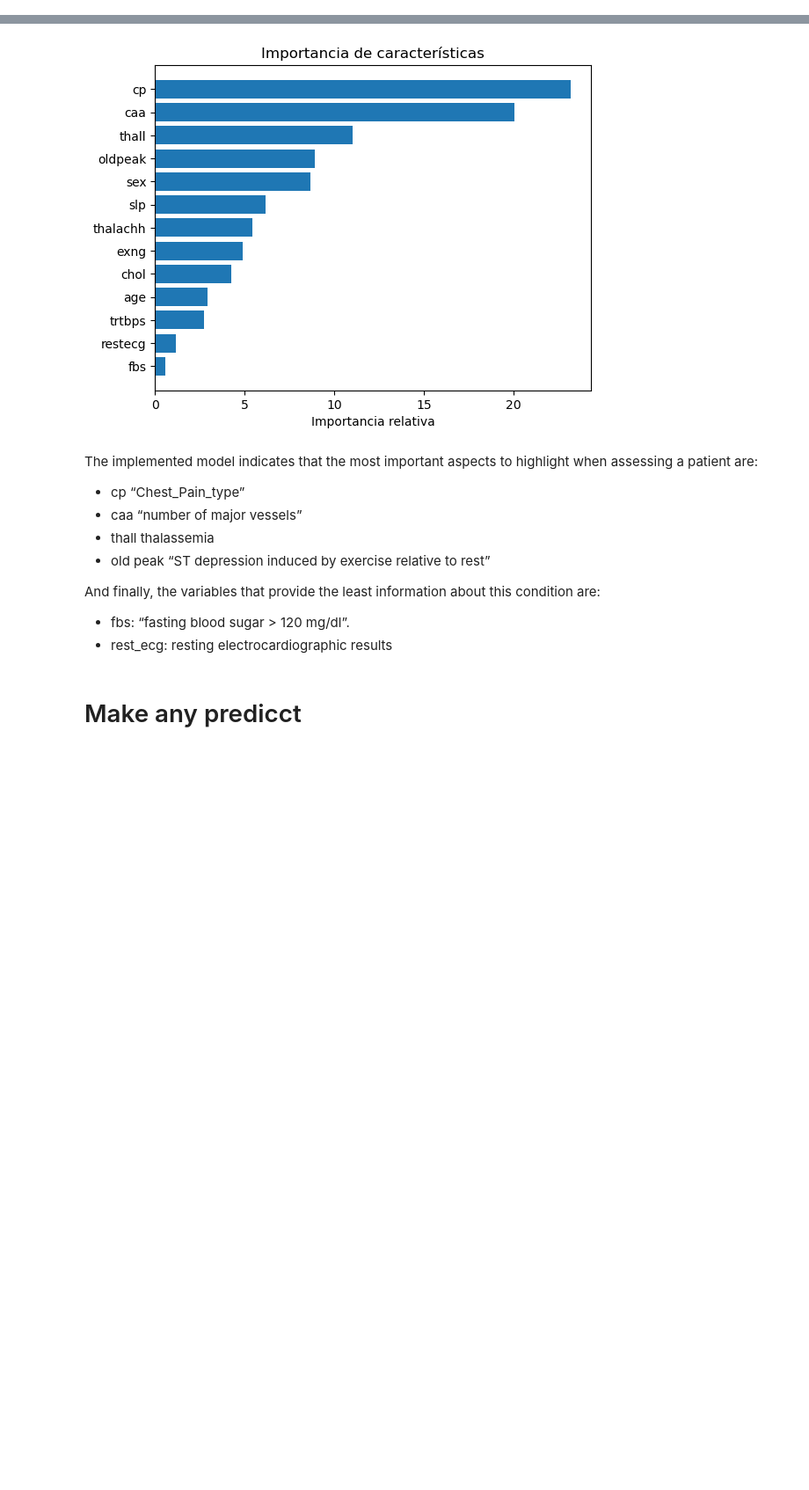
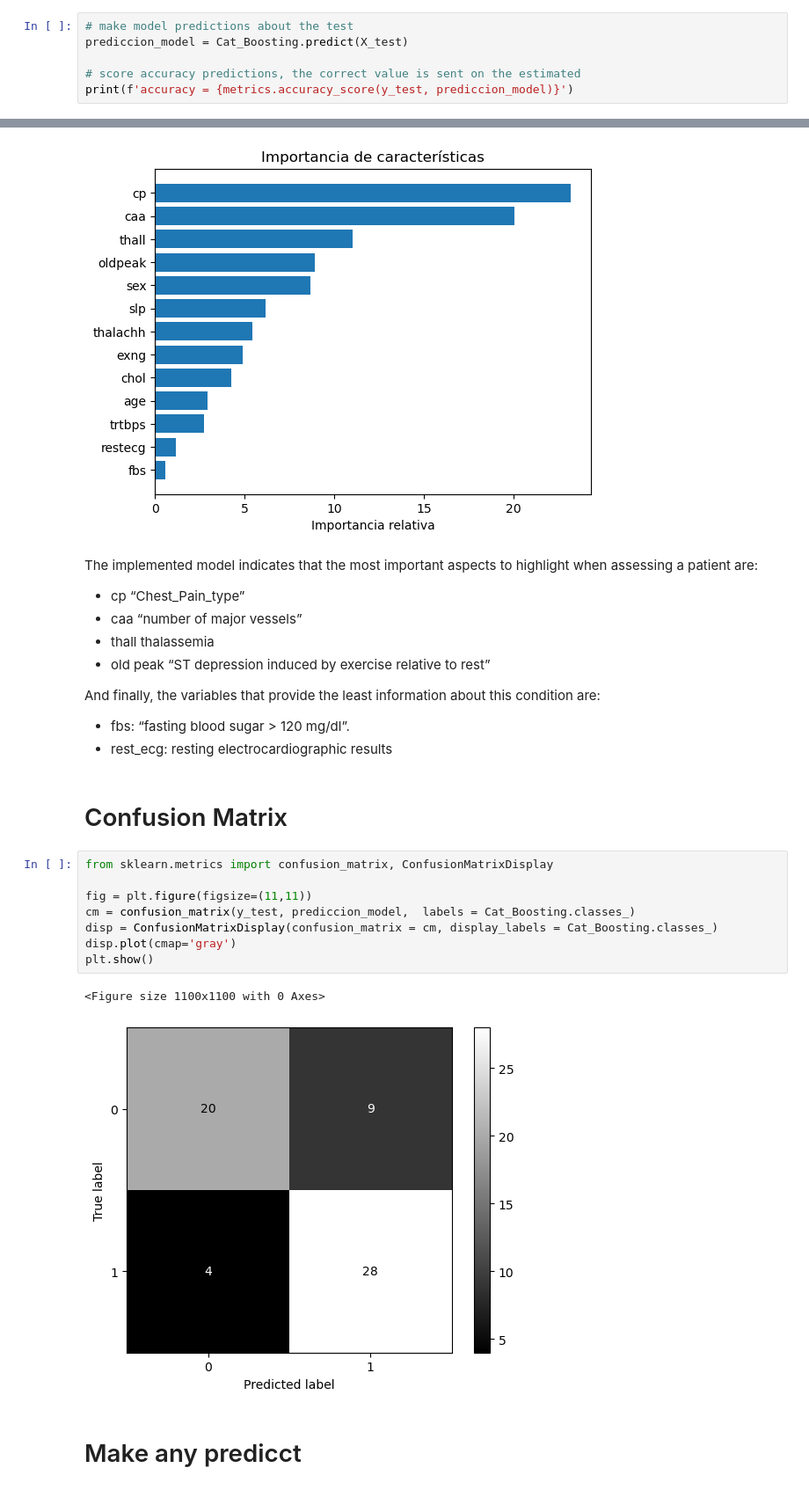
Before and after one commit to antoniomedina99/Clasificacion_Machine_learning_tuning, a Jupyter notebook: Categorical Boosting.ipynb, the cells around one changed output, grey strips where cells are left out. Shown at 88% size. Cells and saved outputs as stored; diff of their text form; blank space fills up the shorter version.

```diff
--- a/Categorical Boosting.ipynb
+++ b/Categorical Boosting.ipynb
@@ -105,3 +106,9 @@ cat_model_final = CatBoostClassifier(iterations=Cat_Boosting.best_params_['itera
 cat_model_final.fit(X_train, y_train)
 # %% [output]
 <catboost.core.CatBoostClassifier at 0x...>
+# %%
+# make model predictions about the test
+prediccion_model = Cat_Boosting.predict(X_test)
+
+# score accuracy predictions, the correct value is sent on the estimated
+print(f'accuracy = {metrics.accuracy_score(y_test, prediccion_model)}')
@@ -128,6 +137,19 @@ The implemented model indicates that the most important aspects to highlight whe
 And finally, the variables that provide the least information about this condition are:<br>
 - fbs: “fasting blood sugar > 120 mg/dl”.<br>
 - rest_ecg: resting electrocardiographic results
+# %% [markdown]
+# Confusion Matrix
+# %%
+from sklearn.metrics import confusion_matrix, ConfusionMatrixDisplay
+
+fig = plt.figure(figsize=(11,11))
+cm = confusion_matrix(y_test, prediccion_model,  labels = Cat_Boosting.classes_)
+disp = ConfusionMatrixDisplay(confusion_matrix = cm, display_labels = Cat_Boosting.classes_)
+disp.plot(cmap='gray')
+plt.show()
+# %% [output]
+<Figure size 1100x1100 with 0 Axes>
+[figure, added]
 # %% [markdown]
 # Make any predicct
 # %%
```
Also changed, not shown: parts of 6 cells of this notebook, 9 other files.
